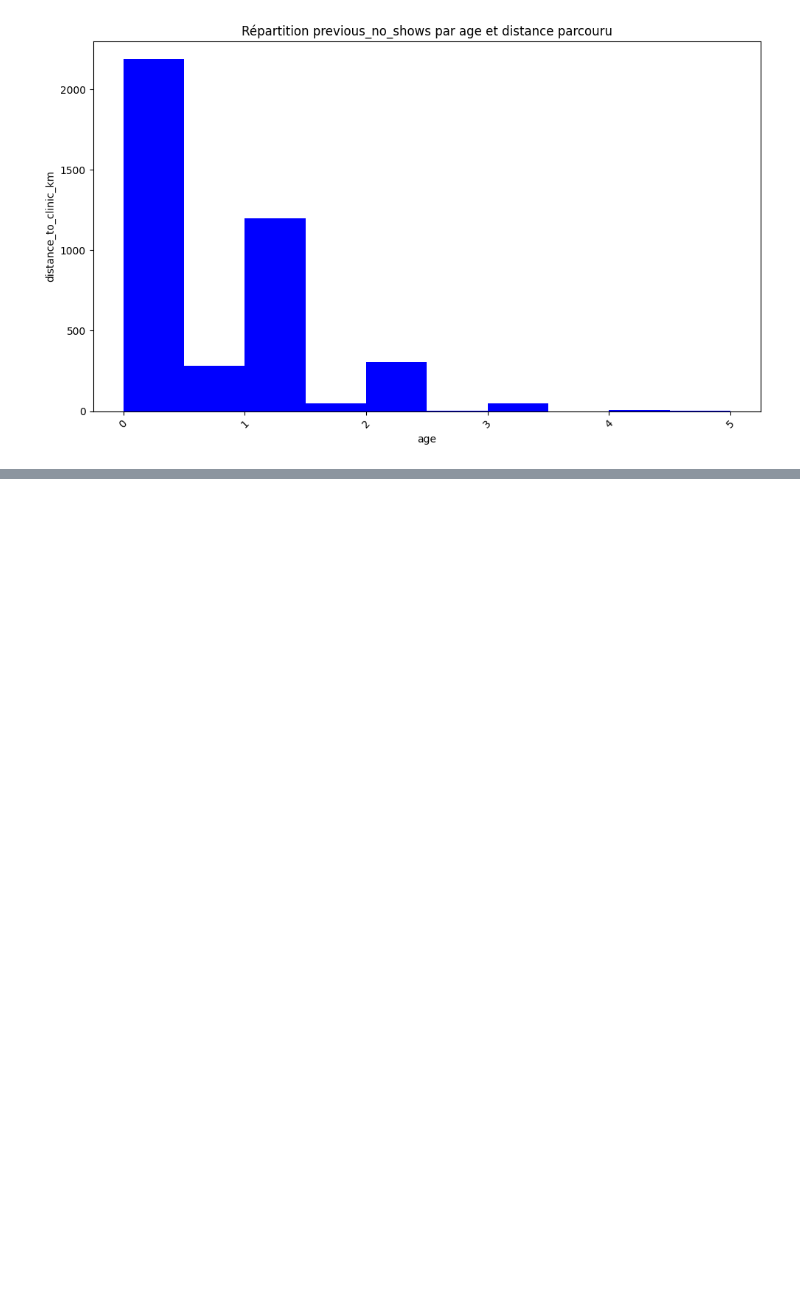
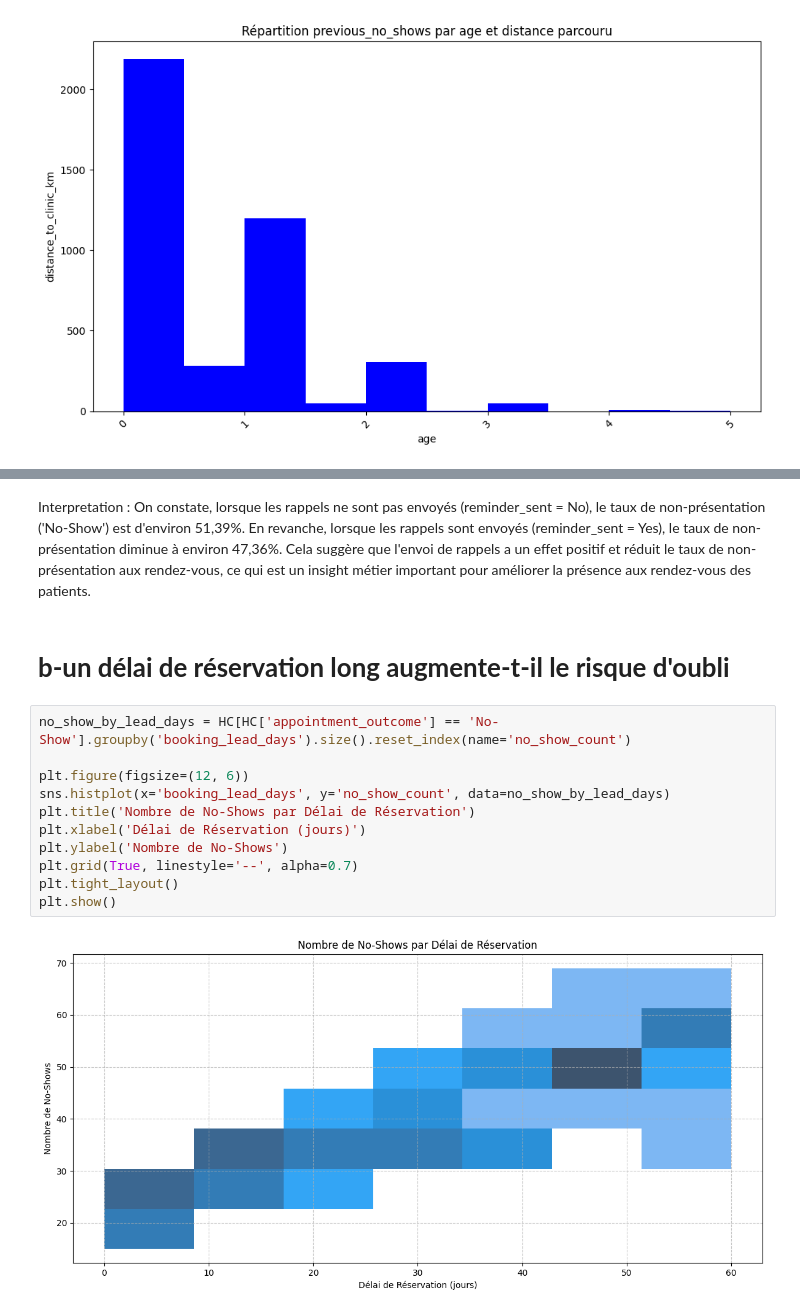
Before and after one commit to Bakana1171/daset, a Jupyter notebook: HealthConnect.ipynb, the cells around one changed output, grey strips where cells are left out. Drawn from its saved outputs; the diff is of its cells as text; blank space fills up the shorter version.

```diff
--- a/HealthConnect.ipynb
+++ b/HealthConnect.ipynb
@@ -291,0 +337,18 @@ plt.show()
+# %% [markdown]
+Interpretation : On constate, lorsque les rappels ne sont pas envoyés (reminder_sent = No), le taux de non-présentation ('No-Show') est d'environ 51,39%. En revanche, lorsque les rappels sont envoyés (reminder_sent = Yes), le taux de non-présentation diminue à environ 47,36%.
+Cela suggère que l'envoi de rappels a un effet positif et réduit le taux de non-présentation aux rendez-vous, ce qui est un insight métier important pour améliorer la présence aux rendez-vous des patients.
+# %% [markdown]
+# **b-un délai de réservation long augmente-t-il le risque d'oubli**
+# %%
+no_show_by_lead_days = HC[HC['appointment_outcome'] == 'No-Show'].groupby('booking_lead_days').size().reset_index(name='no_show_count')
+
+plt.figure(figsize=(12, 6))
+sns.histplot(x='booking_lead_days', y='no_show_count', data=no_show_by_lead_days)
+plt.title('Nombre de No-Shows par Délai de Réservation')
+plt.xlabel('Délai de Réservation (jours)')
+plt.ylabel('Nombre de No-Shows')
+plt.grid(True, linestyle='--', alpha=0.7)
+plt.tight_layout()
+plt.show()
+# %% [output]
+[figure, added]
```
Also changed, not shown: parts of 9 cells of this notebook.
